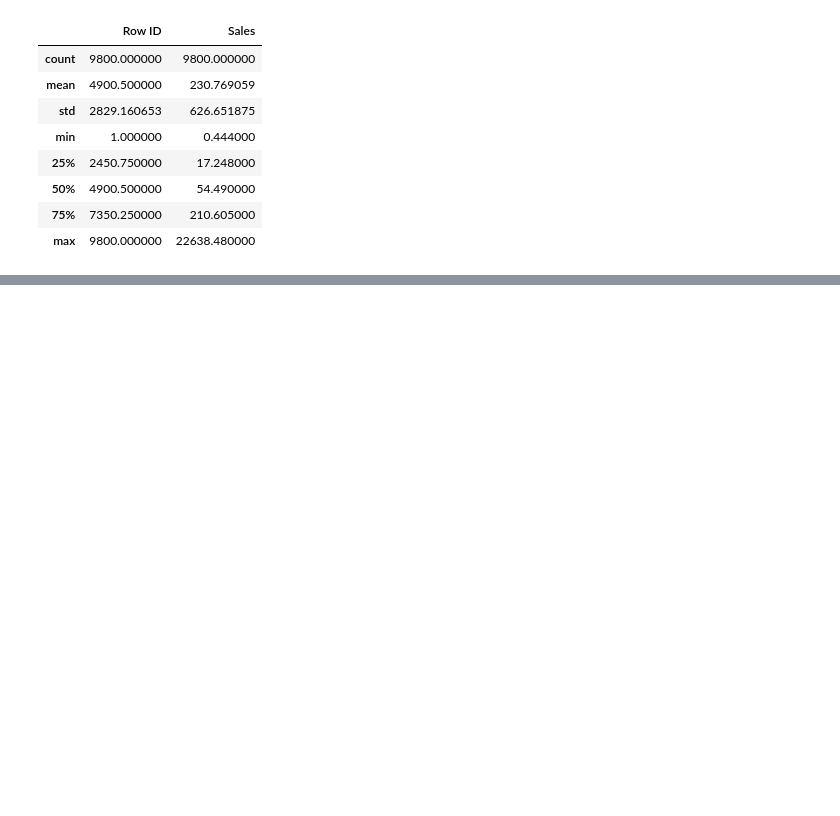
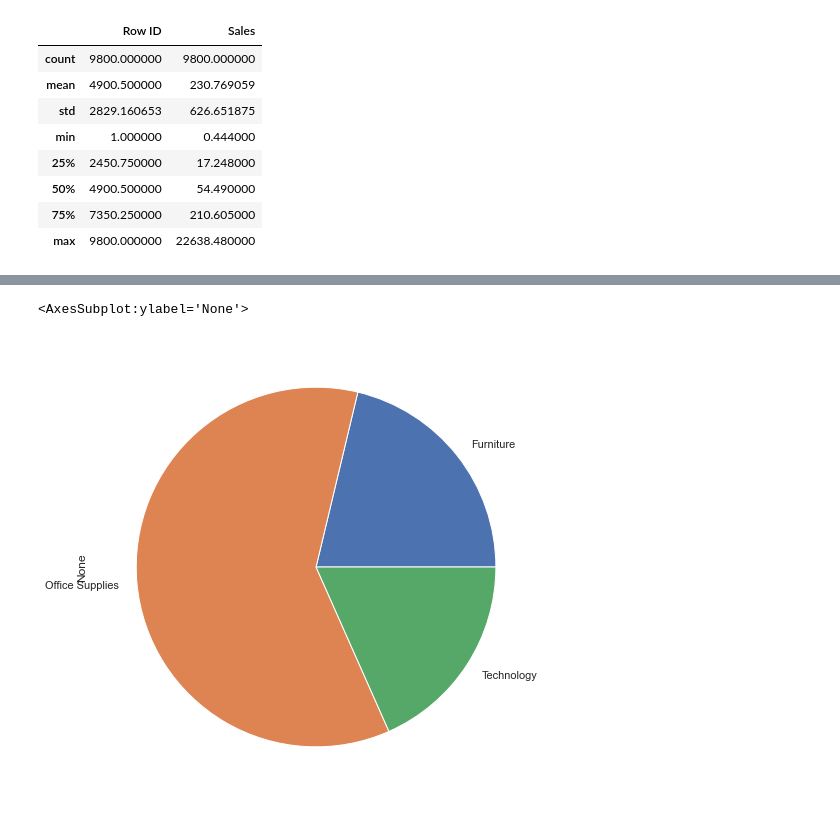
Before and after one commit to data301-2021-winter1/project-group18-project, a Jupyter notebook: notebooks/analysis1.ipynb, the cells around one changed output, grey strips where cells are left out. Saved outputs shown, nothing was run; the diff lists cells and outputs as text; code cells hidden in the pictures; blank space fills up the shorter version.

```diff
--- a/notebooks/analysis1.ipynb
+++ b/notebooks/analysis1.ipynb
@@ -118,0 +139,5 @@ SyntaxError: invalid syntax (Temp/ipykernel_4932/3746659097.py, line 1)
+# %%
+count_series['Corporate'].plot.pie()
+# %% [output]
+<AxesSubplot:ylabel='None'>
+[figure, added]
```
Also changed, not shown: parts of 13 cells of this notebook.
